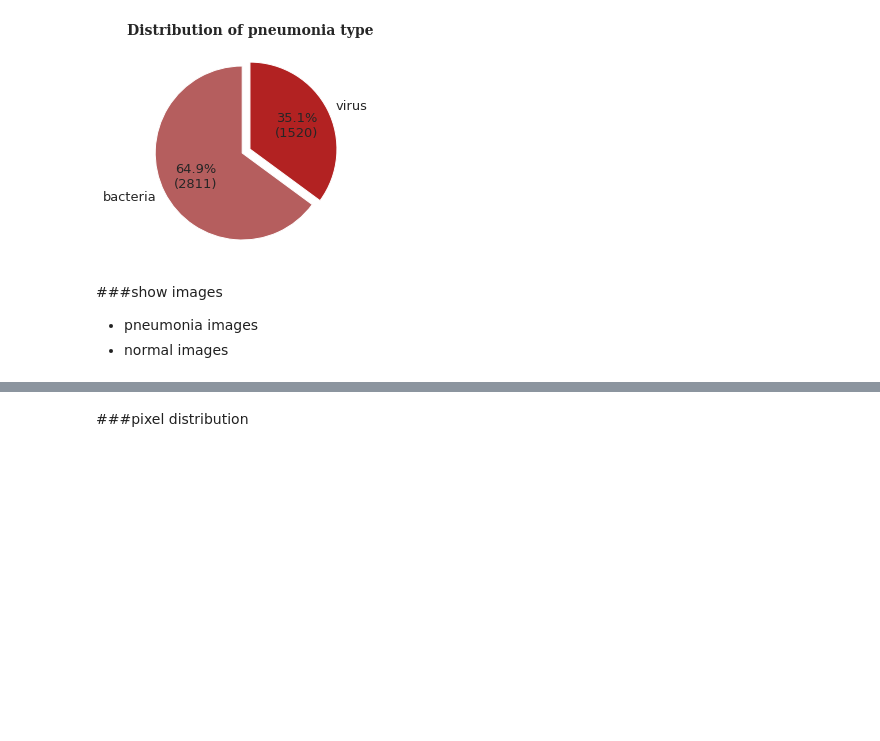
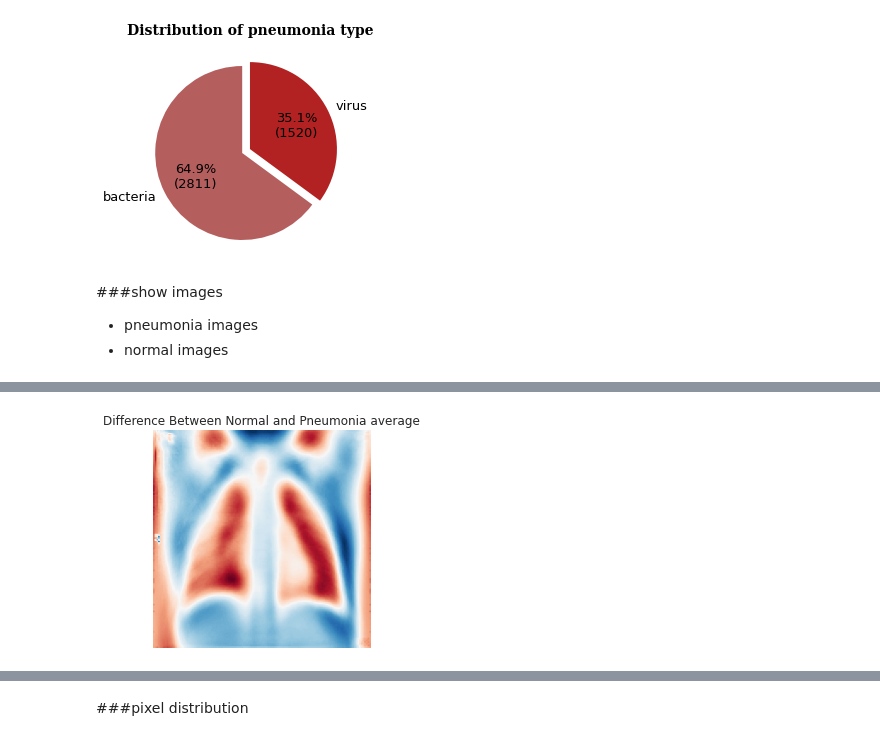
Before and after one commit to katehee/pneumonia-detection-in-X-ray-images, a Jupyter notebook: pneumonia.ipynb, the cells around one changed output, grey strips where cells are left out. Saved outputs shown, nothing was run; the diff lists cells and outputs as text; code cells hidden in the pictures; blank space fills up the shorter version.

```diff
--- a/pneumonia.ipynb
+++ b/pneumonia.ipynb
@@ -171,0 +208,9 @@ show_images(train_dir, label="NORMAL", size=4)
+# %%
+contrast_mean = norm_mean - pneu_mean
+plt.imshow(contrast_mean, cmap='RdBu')
+plt.title(f'Difference Between Normal and Pneumonia average')
+plt.axis('off')
+plt.show()
+#red indicates the most different areas
+# %% [output]
+[figure, added]
```
Also changed, not shown: parts of 14 cells of this notebook.
